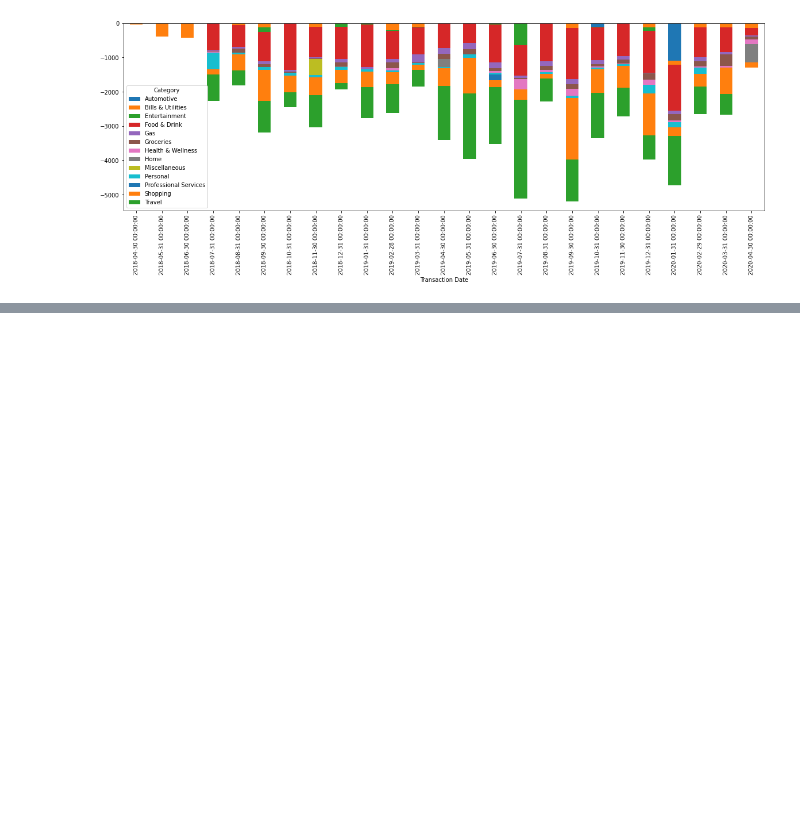
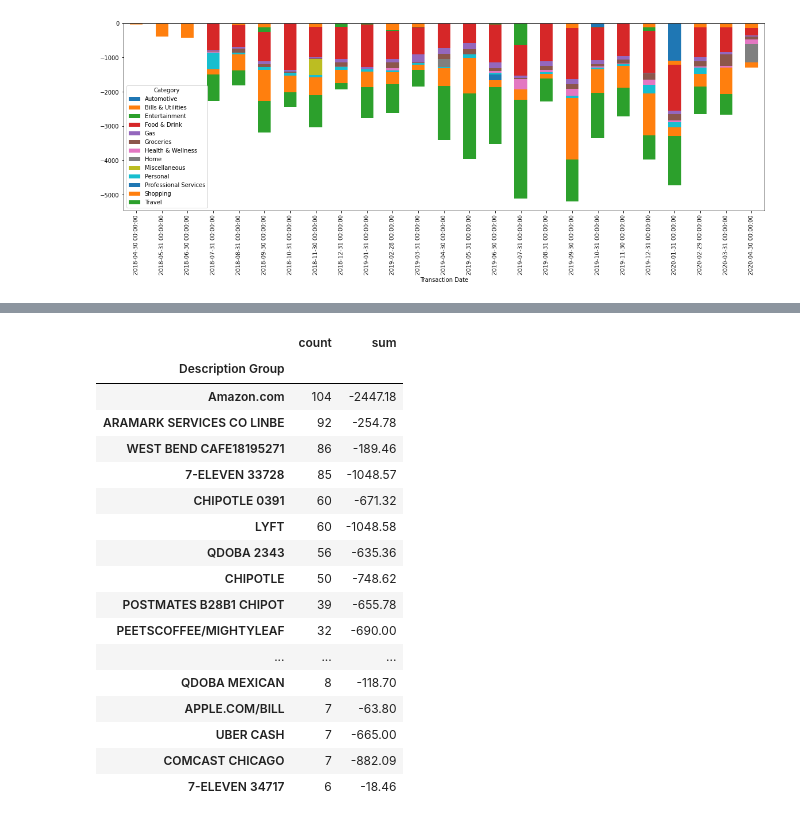
Before and after one commit to chicoder1/projects, a Jupyter notebook: spend_analysis.ipynb, the cells around one changed output, grey strips where cells are left out. Saved outputs shown, nothing was run; the diff lists cells and outputs as text; code cells hidden in the pictures; blank space fills up the shorter version.

```diff
--- a/spend_analysis.ipynb
+++ b/spend_analysis.ipynb
@@ -139,0 +144,36 @@ card_df[card_df['Description'].str.contains('Amazon')].sort_values(by='Amount',
+# %%
+def description_group(desc):
+    updated_desc = desc
+    if '*' in desc:
+        i = desc.find('*')
+        if 'Amazon.com' in desc or 'LYFT' in desc or 'AMZN' in desc:
+            updated_desc = desc[0:i]
+        else:
+            updated_desc = desc[i + 1:]
+    return updated_desc
+
+#description_group('Amazon.com*MW5IE3NZ1')
+#description_group('PP*FOODA INC')
+
+card_df['Description Group'] = card_df['Description'].apply(description_group)
+
+card_df.groupby('Description Group')['Amount'].agg(['count','sum']).sort_values(by='count', ascending=False).head(40)
+# %% [output]
+|  | count | sum |
+| Description Group |  |  |
+| Amazon.com | 104 | -2447.18 |
+| ARAMARK SERVICES CO LINBE | 92 | -254.78 |
+| WEST BEND CAFE18195271 | 86 | -189.46 |
+| 7-ELEVEN 33728 | 85 | -1048.57 |
+| CHIPOTLE 0391 | 60 | -671.32 |
+| LYFT | 60 | -1048.58 |
+| QDOBA 2343 | 56 | -635.36 |
+| CHIPOTLE | 50 | -748.62 |
+| POSTMATES B28B1 CHIPOT | 39 | -655.78 |
+| PEETSCOFFEE/MIGHTYLEAF | 32 | -690.00 |
+| ... | ... | ... |
+| QDOBA MEXICAN | 8 | -118.70 |
+| APPLE.COM/BILL | 7 | -63.80 |
+| UBER CASH | 7 | -665.00 |
+| COMCAST CHICAGO | 7 | -882.09 |
+| 7-ELEVEN 34717 | 6 | -18.46 |
```
Also changed, not shown: parts of 2 cells of this notebook.
